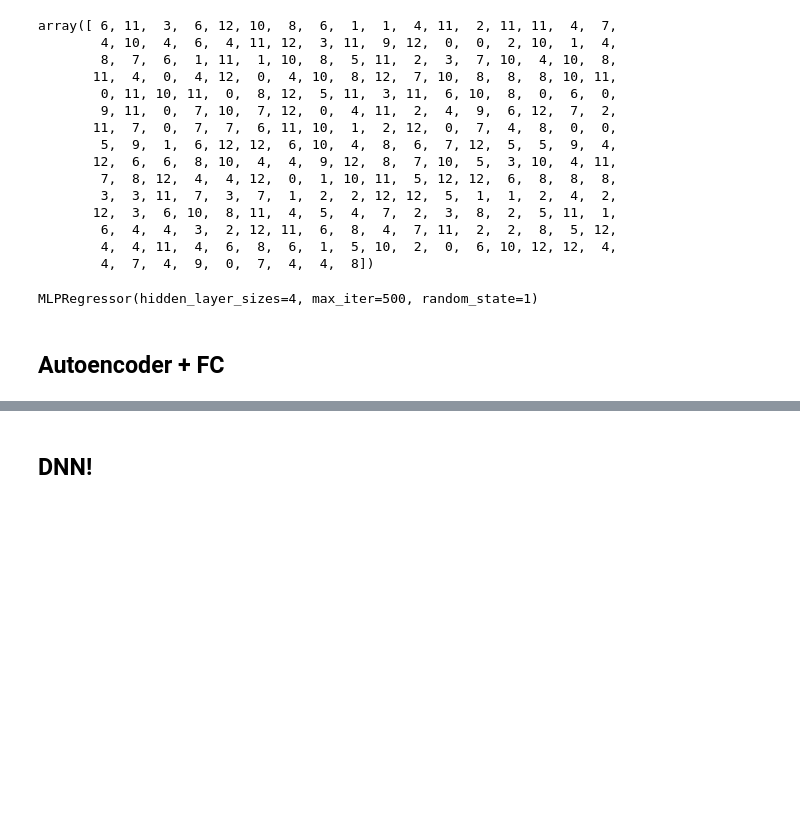
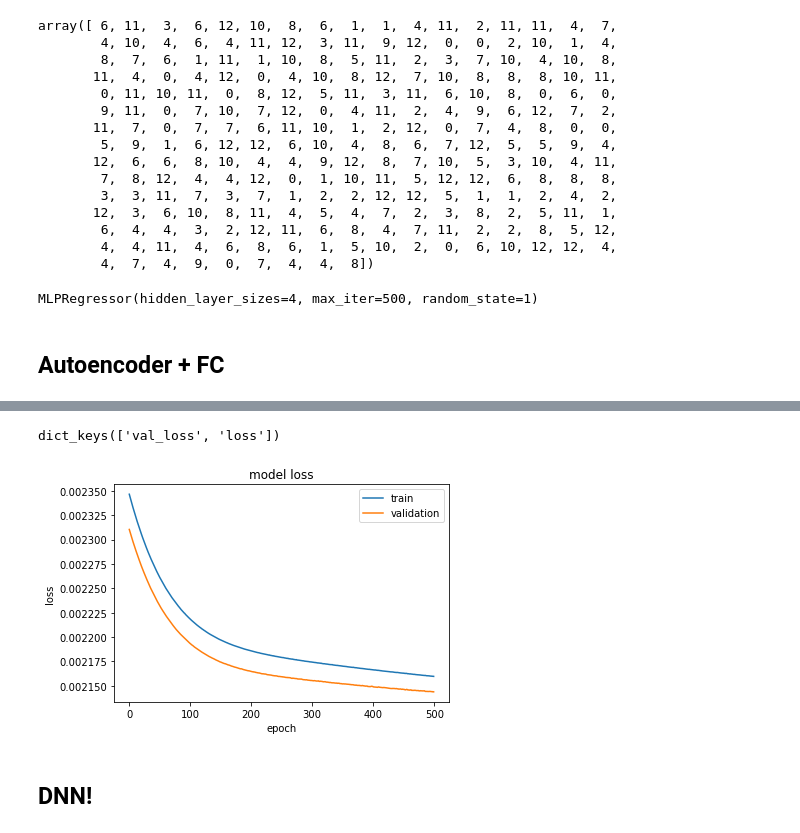
Before and after one commit to zdai257/DeepAOANet, a Jupyter notebook: R2deg.ipynb, the cells around one changed output, grey strips where cells are left out. Drawn from its saved outputs; the diff is of its cells as text; code cells hidden in the pictures; blank space fills up the shorter version.

```diff
--- a/R2deg.ipynb
+++ b/R2deg.ipynb
@@ -281,0 +295,6 @@ MLPRegressor(hidden_layer_sizes=4, max_iter=500, random_state=1)
+# %%
+X_train_np = X_train.to_numpy()
+X_test_np = X_test.to_numpy()
+y_train_np = y_train.to_numpy()
+print(X_train_np.shape)
+print(y_train_np.shape)
@@ -282,2 +373,15 @@ MLPRegressor(hidden_layer_sizes=4, max_iter=500, random_state=1)
+# %%
+print(history.history.keys())
+
+plt.plot(history.history['loss'])
+plt.plot(history.history['val_loss'])
+plt.title('model loss')
+plt.ylabel('loss')
+plt.xlabel('epoch')
+plt.legend(['train', 'validation'], loc='upper right')
+plt.show()
+# %% [output]
+dict_keys(['val_loss', 'loss'])
+[figure, added]
 # %% [markdown]
 ## DNN!
```
Also changed, not shown: parts of 12 cells of this notebook.
